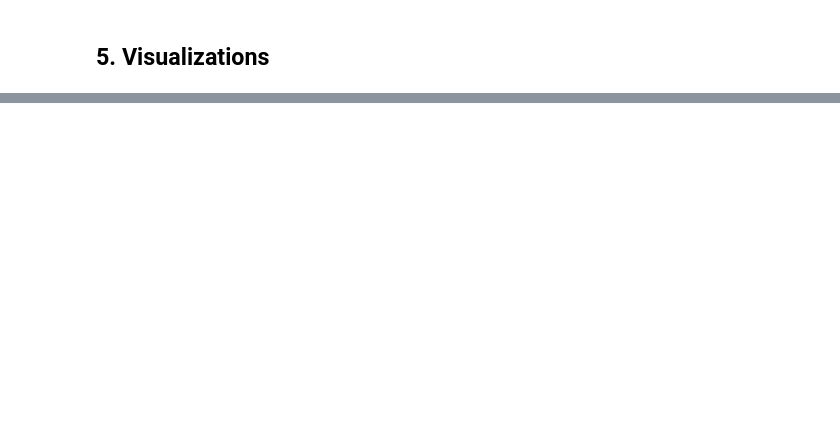
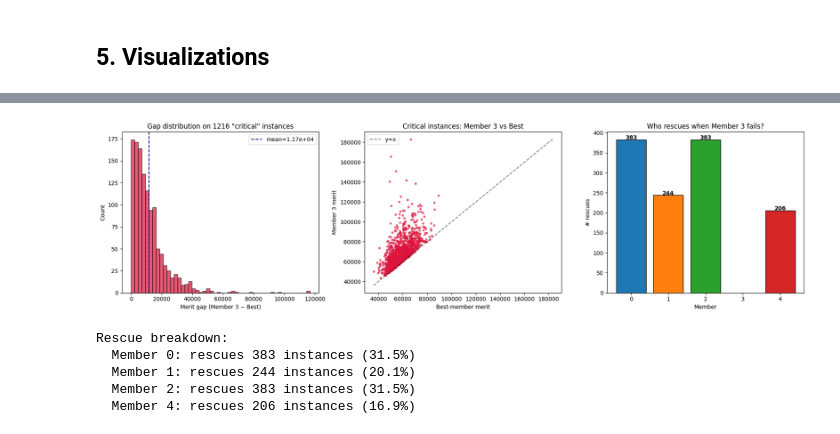
Before and after one commit to xkhainguyen/FSNet, a Jupyter notebook: test_ensemble_greedy_merit.ipynb, the cells around one changed output, grey strips where cells are left out. Cells and saved outputs as stored; diff of their text form; code cells hidden in the pictures; blank space fills up the shorter version.

```diff
--- a/test_ensemble_greedy_merit.ipynb
+++ b/test_ensemble_greedy_merit.ipynb
@@ -317,0 +375,49 @@ Best-1     4.0811e+00      (Member 3)
+# %%
+# Add as another new cell — visualize the "critical" instances
+
+import matplotlib.pyplot as plt
+
+fig, axes = plt.subplots(1, 3, figsize=(18, 5))
+
+# 1) Histogram of gaps on loss instances
+axes[0].hist(gap_on_losses, bins=50, edgecolor='k', alpha=0.7, color='crimson')
+axes[0].set_xlabel('Merit gap (Member 3 − Best)')
+axes[0].set_ylabel('Count')
+axes[0].set_title(f'Gap distribution on {n_loses} "critical" instances')
+axes[0].axvline(gap_on_losses.mean(), color='navy', ls='--', label=f'mean={gap_on_losses.mean():.2e}')
+axes[0].legend()
+
+# 2) Scatter: member 3 merit vs best-member merit on loss instances
+axes[1].scatter(greedy_merit_on_losses, member3_merit_on_losses, s=10, alpha=0.6, c='crimson')
+lims = [min(greedy_merit_on_losses.min(), member3_merit_on_losses.min()),
+        max(greedy_merit_on_losses.max(), member3_merit_on_losses.max())]
+axes[1].plot(lims, lims, 'k--', alpha=0.5, label='y=x')
+axes[1].set_xlabel('Best-member merit')
+axes[1].set_ylabel('Member 3 merit')
+axes[1].set_title('Critical instances: Member 3 vs Best')
+axes[1].legend()
+
+# 3) Which members rescue these instances?
+rescue_members = best_member_per_instance[loses_mask]
+unique, counts = np.unique(rescue_members, return_counts=True)
+axes[2].bar(unique, counts, color=['C0','C1','C2','C3','C4'], edgecolor='k')
+axes[2].set_xlabel('Member')
+axes[2].set_ylabel('# rescues')
+axes[2].set_title('Who rescues when Member 3 fails?')
+for u, c in zip(unique, counts):
+    axes[2].text(u, c + 0.5, str(c), ha='center', fontweight='bold')
+
+plt.tight_layout()
+plt.savefig('critical_instances_analysis.png', dpi=150, bbox_inches='tight')
+plt.show()
+
+print("\nRescue breakdown:")
+for u, c in zip(unique, counts):
+    print(f"  Member {u}: rescues {c} instances ({c/n_loses*100:.1f}%)")
+# %% [output]
+[figure, added]
+Rescue breakdown:
+  Member 0: rescues 383 instances (31.5%)
+  Member 1: rescues 244 instances (20.1%)
+  Member 2: rescues 383 instances (31.5%)
+  Member 4: rescues 206 instances (16.9%)
```
Also changed, not shown: parts of 12 cells of this notebook, 1 other file.
